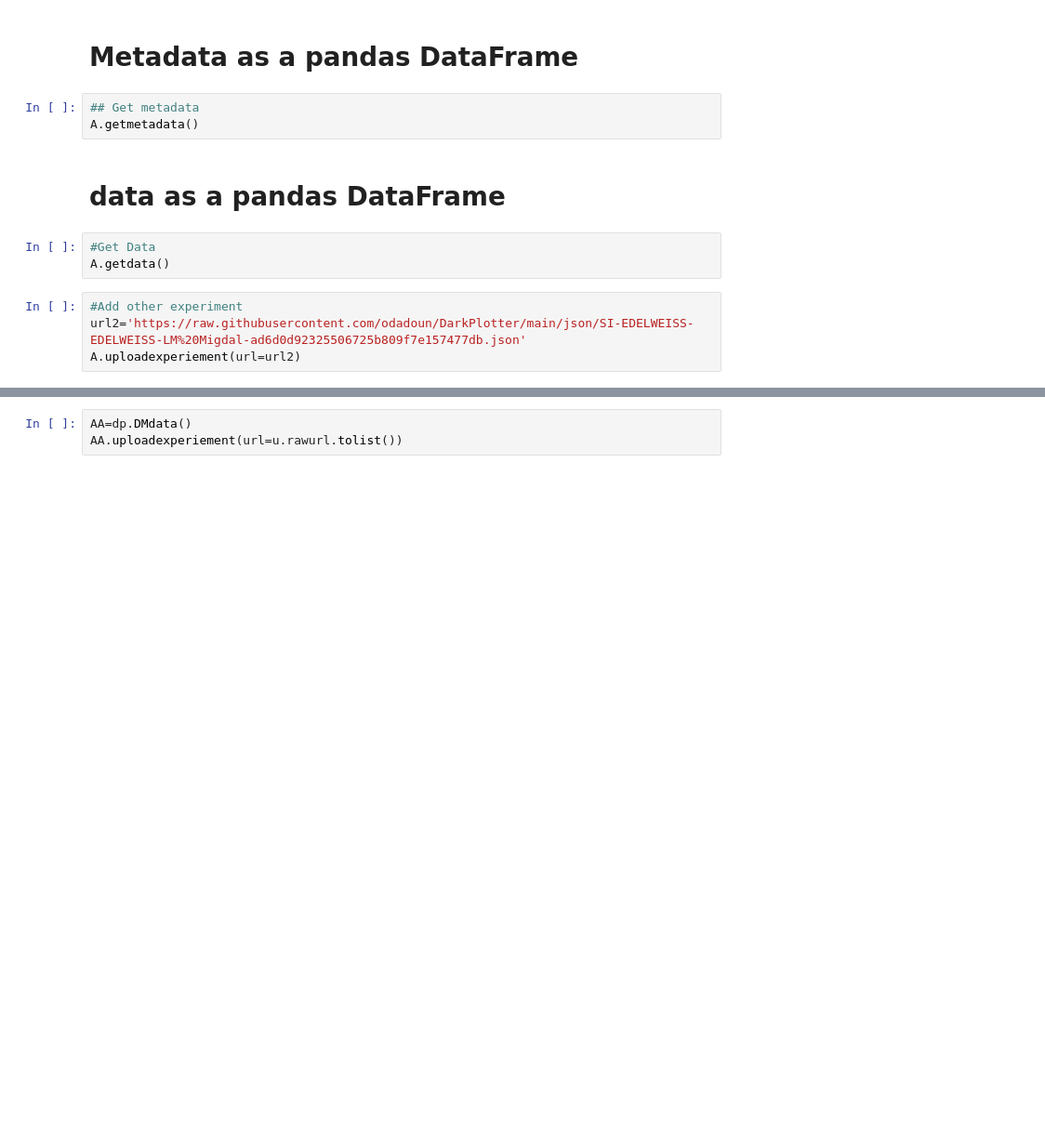
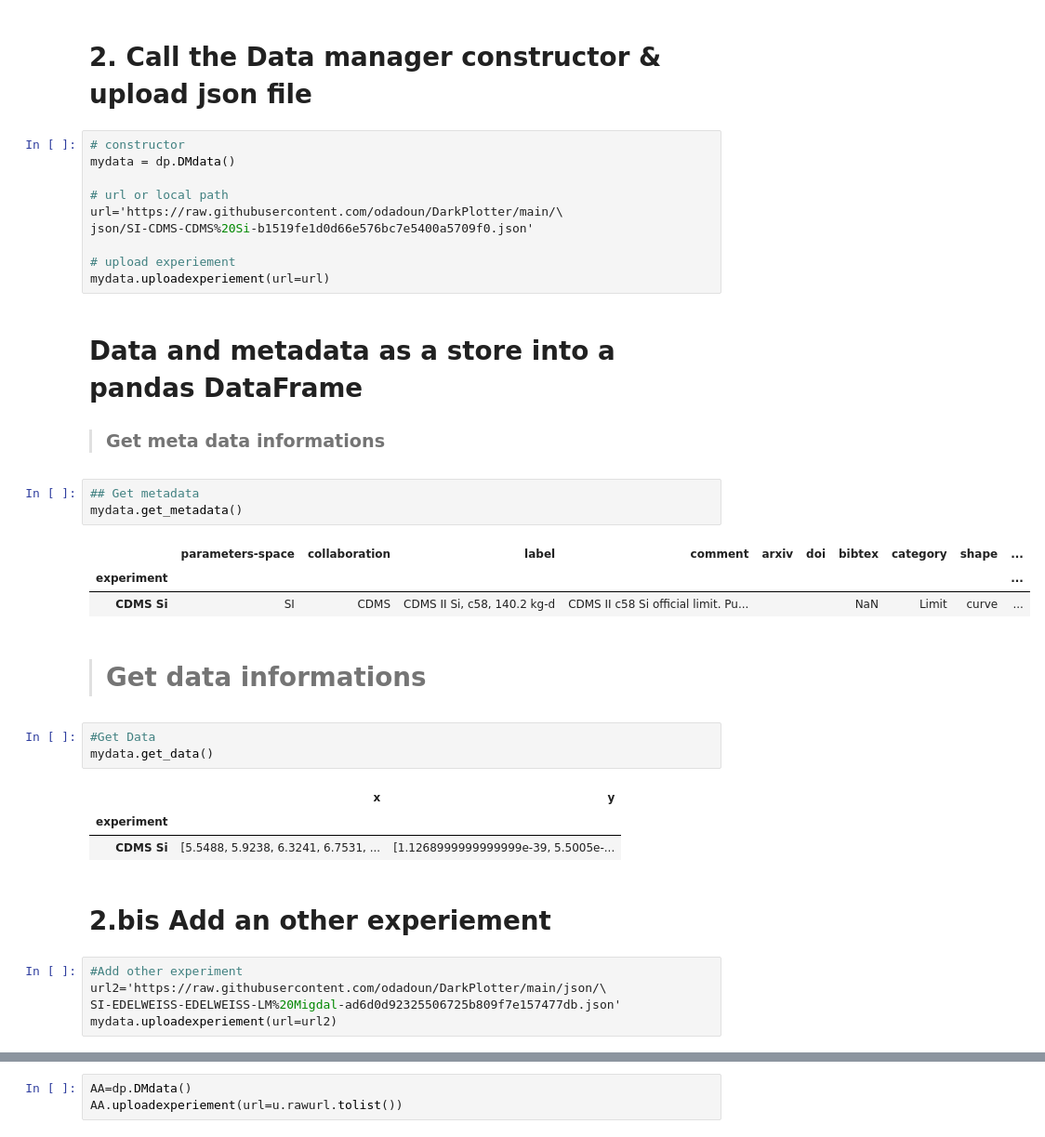
Before and after one commit to odadoun/DarkPlotter, a Jupyter notebook: GDRDuphy-talk2022.ipynb, the cells around one changed output, grey strips where cells are left out. Shown at 93% size. Saved outputs shown, nothing was run; the diff lists cells and outputs as text; blank space fills up the shorter version.

```diff
--- a/GDRDuphy-talk2022.ipynb
+++ b/GDRDuphy-talk2022.ipynb
@@ -152,15 +102,40 @@ A.uploadexperiement(url=url)
+# %% [markdown]
+# 2. Call the Data manager constructor  & upload json file
+# %%
+# constructor
+mydata = dp.DMdata()
+
+# url or local path
+url='https://raw.githubusercontent.com/odadoun/DarkPlotter/main/\
+json/SI-CDMS-CDMS%20Si-b1519fe1d0d66e576bc7e5400a5709f0.json'
+
+# upload experiement
+mydata.uploadexperiement(url=url)
 # %% [markdown]
-# Metadata as a pandas DataFrame
+# Data and metadata as a store into a pandas DataFrame
+
+> ### Get meta data informations
 # %%
 ## Get metadata
-A.getmetadata()
+mydata.get_metadata()
+# %% [output]
+|  | parameters-space | collaboration | label | comment | arxiv | doi | bibtex | category | shape | ... |
+| experiment |  |  |  |  |  |  |  |  |  | ... |
+| CDMS Si | SI | CDMS | CDMS II Si, c58, 140.2 kg-d | CDMS II c58 Si official limit. Pu... |  |  | NaN | Limit | curve | ... |
 # %% [markdown]
-# data as a pandas DataFrame
+> # Get data informations
 # %%
 #Get Data
-A.getdata()
+mydata.get_data()
+# %% [output]
+|  | x | y |
+| experiment |  |  |
+| CDMS Si | [5.5488, 5.9238, 6.3241, 6.7531, ... | [1.1268999999999999e-39, 5.5005e-... |
+# %% [markdown]
+# 2.bis Add an other experiement
 # %%
 #Add other experiment
-url2='https://raw.githubusercontent.com/odadoun/DarkPlotter/main/json/SI-EDELWEISS-EDELWEISS-LM%20Migdal-ad6d0d92325506725b809f7e157477db.json'
-A.uploadexperiement(url=url2)
+url2='https://raw.githubusercontent.com/odadoun/DarkPlotter/main/json/\
+SI-EDELWEISS-EDELWEISS-LM%20Migdal-ad6d0d92325506725b809f7e157477db.json'
+mydata.uploadexperiement(url=url2)
 # %%
```
Also changed, not shown: parts of 28 cells of this notebook.
